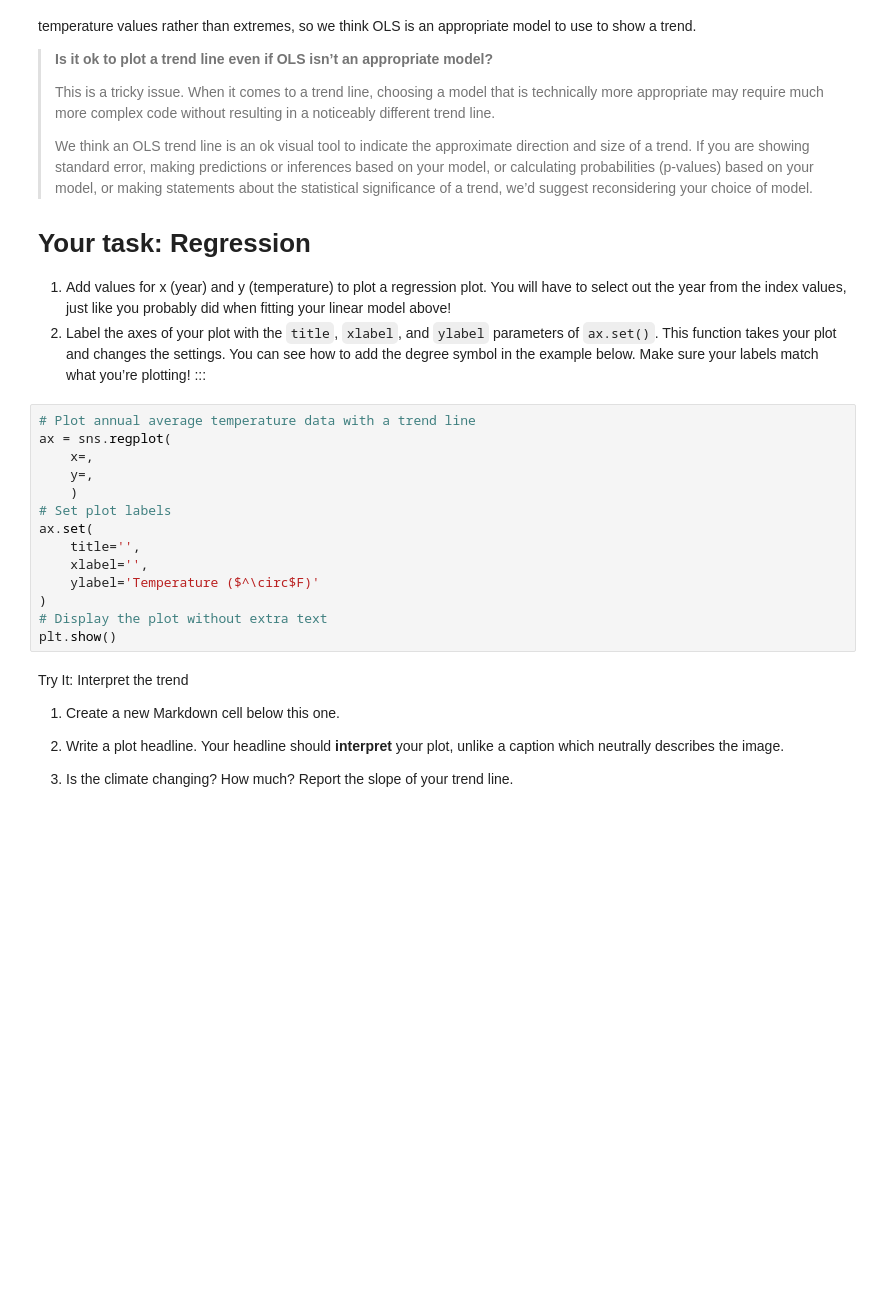
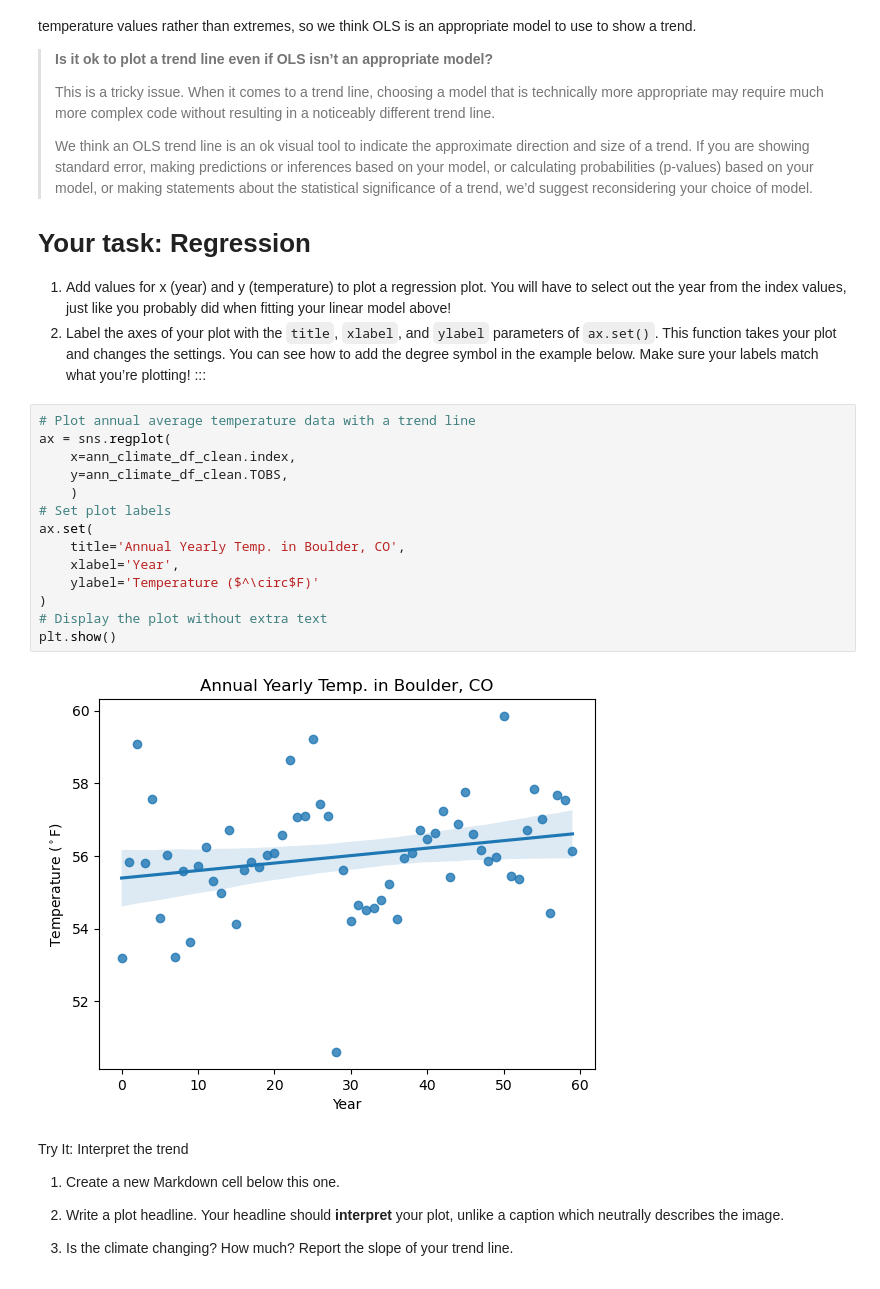
Before and after one commit to earthlab-education/climate-coding-challenge-ZimmZone, a Jupyter notebook: climate_coding_challenge_chapters/climate_coding_part5.ipynb, the cells around one changed output. Saved outputs shown, nothing was run; the diff lists cells and outputs as text; blank space fills up the shorter version.

```diff
--- a/climate_coding_challenge_chapters/climate_coding_part5.ipynb
+++ b/climate_coding_challenge_chapters/climate_coding_part5.ipynb
@@ -207,17 +197,19 @@ show a trend.
 # %%
 # Plot annual average temperature data with a trend line
 ax = sns.regplot(
-    x=,
-    y=,
+    x=ann_climate_df_clean.index,
+    y=ann_climate_df_clean.TOBS,
     )
 # Set plot labels
 ax.set(
-    title='',
-    xlabel='',
+    title='Annual Yearly Temp. in Boulder, CO',
+    xlabel='Year',
     ylabel='Temperature ($^\circ$F)'
 )
 # Display the plot without extra text
 plt.show()
+# %% [output]
+[figure, added]
 # %% [markdown]
 <link rel="stylesheet" type="text/css" href="./assets/styles.css"><div class="callout callout-style-default callout-titled callout-task"><div class="callout-header"><div class="callout-icon-container"><i class="callout-icon"></i></div><div class="callout-title-container flex-fill">Try It: Interpret the trend</div></div><div class="callout-body-container callout-body"><ol type="1">
 <li><p>Create a new Markdown cell below this one.</p></li>
```
Also changed, not shown: parts of 5 cells of this notebook, 4 other files.
